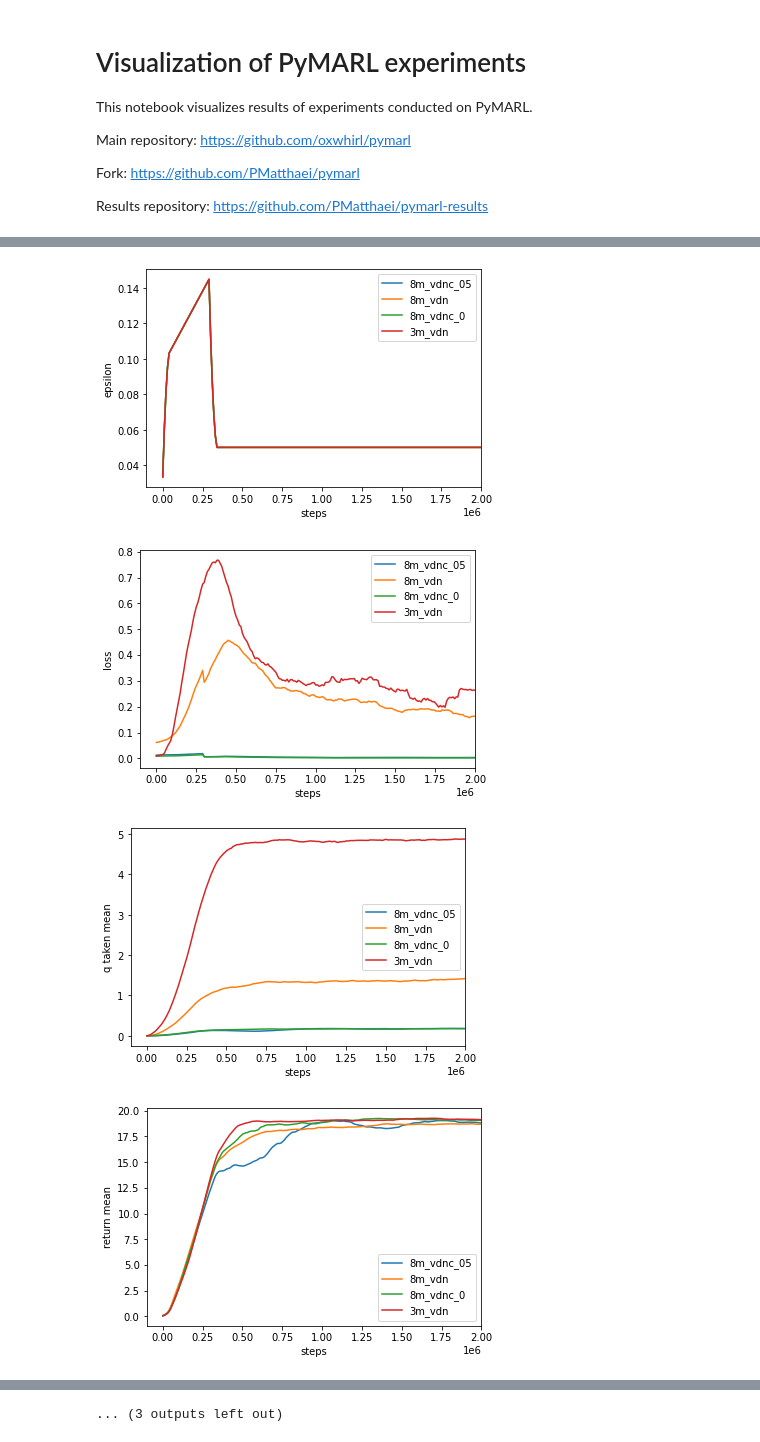
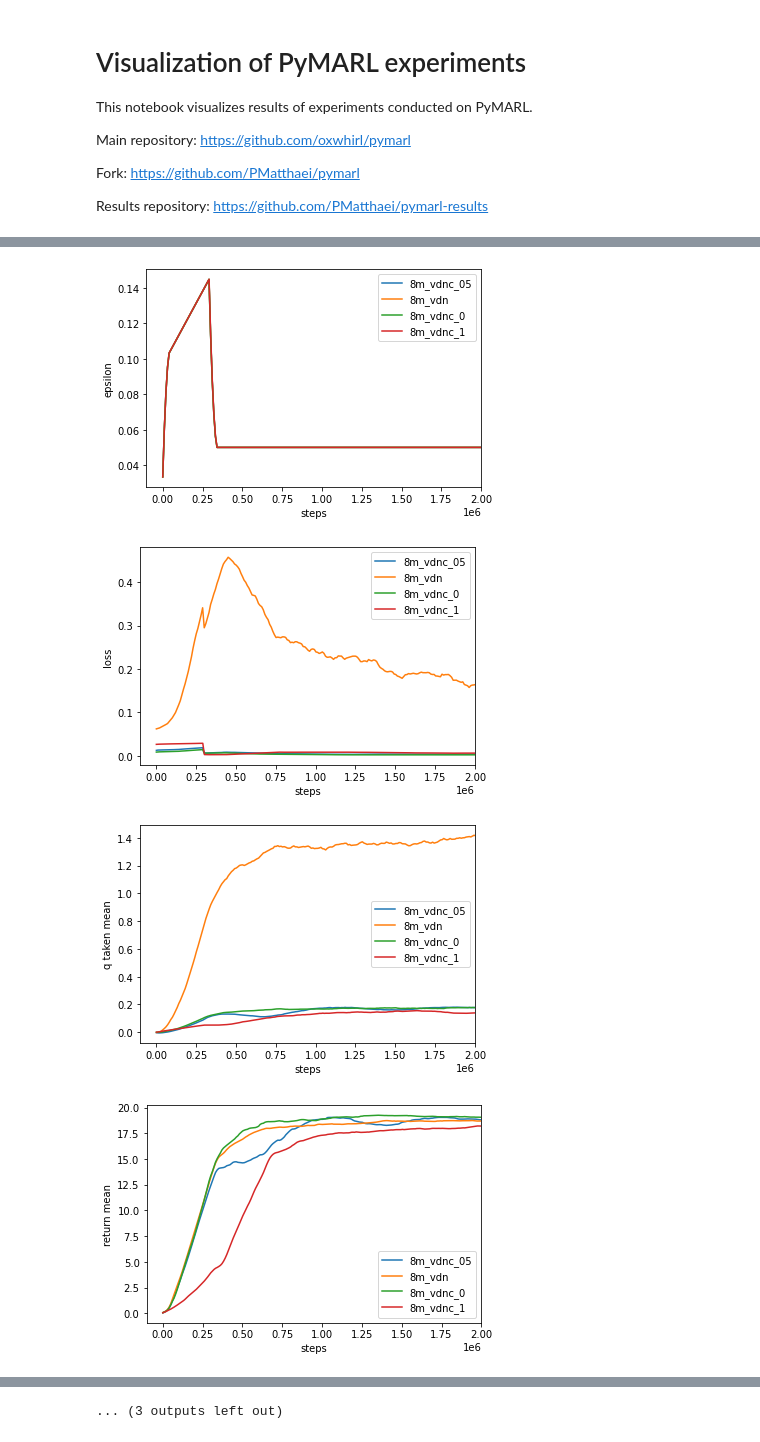
Before and after one commit to PMatthaei/project-thesis-pymarl-results, a Jupyter notebook: visualize_pymarl.ipynb, the cells around one changed output, grey strips where cells are left out. Drawn from its saved outputs; the diff is of its cells as text; code cells hidden in the pictures.

```diff
--- a/visualize_pymarl.ipynb
+++ b/visualize_pymarl.ipynb
@@ -28,7 +34,7 @@ coma = False #@param {type:"boolean"}
 qtran = False #@param {type:"boolean"}
 
 #@markdown Choose environments
-three_marines = True #@param {type:"boolean"}
+three_marines = False #@param {type:"boolean"}
 eight_marines = True #@param {type:"boolean"}
 twentyfive_marines = False #@param {type:"boolean"}
 three_stalkers_five_zealots = False #@param {type:"boolean"}
@@ -128,4 +134,4 @@ plot()
-[figure, old version]
+[figure, new version]
-[figure, old version]
+[figure, new version]
-[figure, old version]
+[figure, new version]
-[figure, old version]
+[figure, new version]
```
Also changed, not shown: parts of 3 cells of this notebook.
